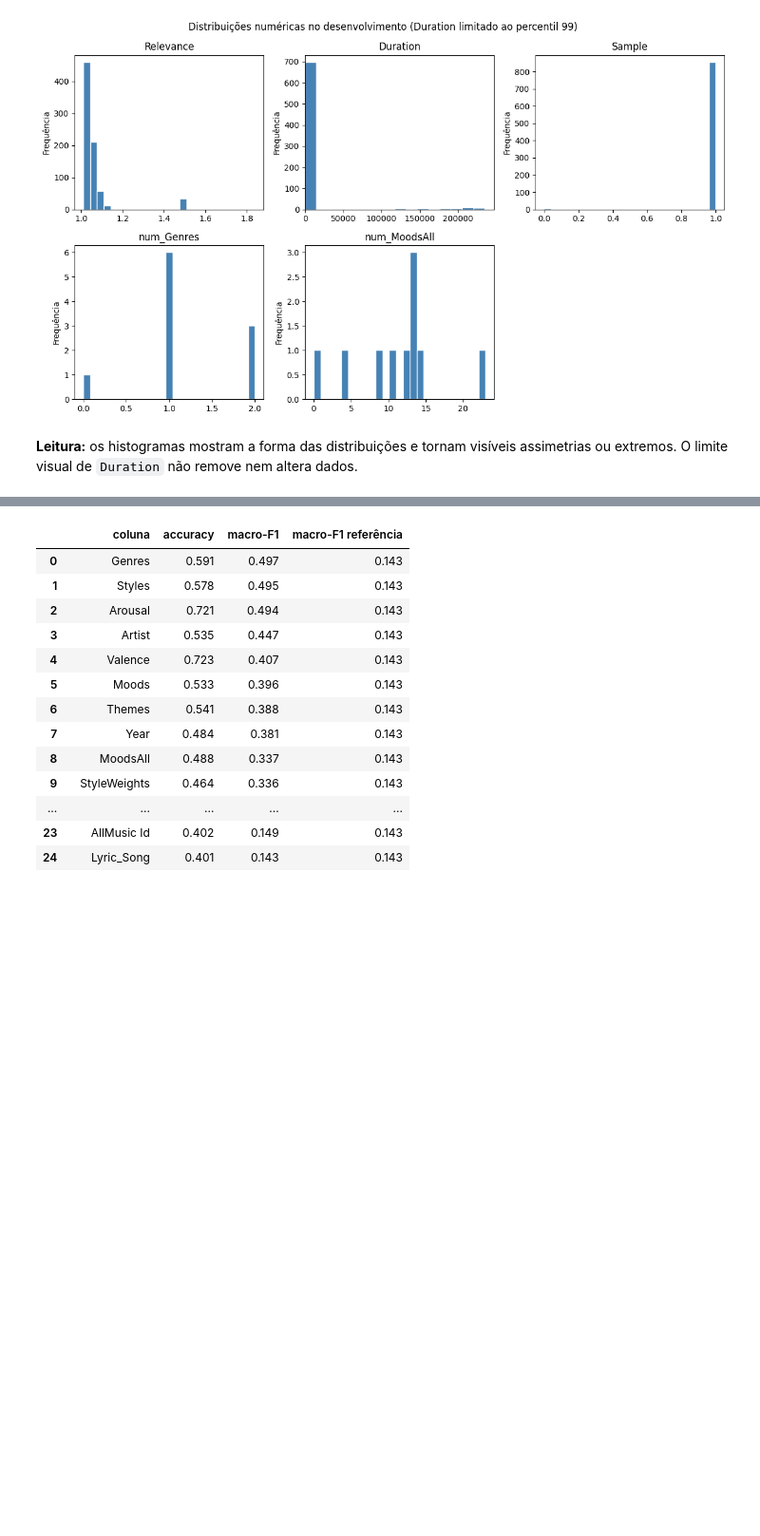
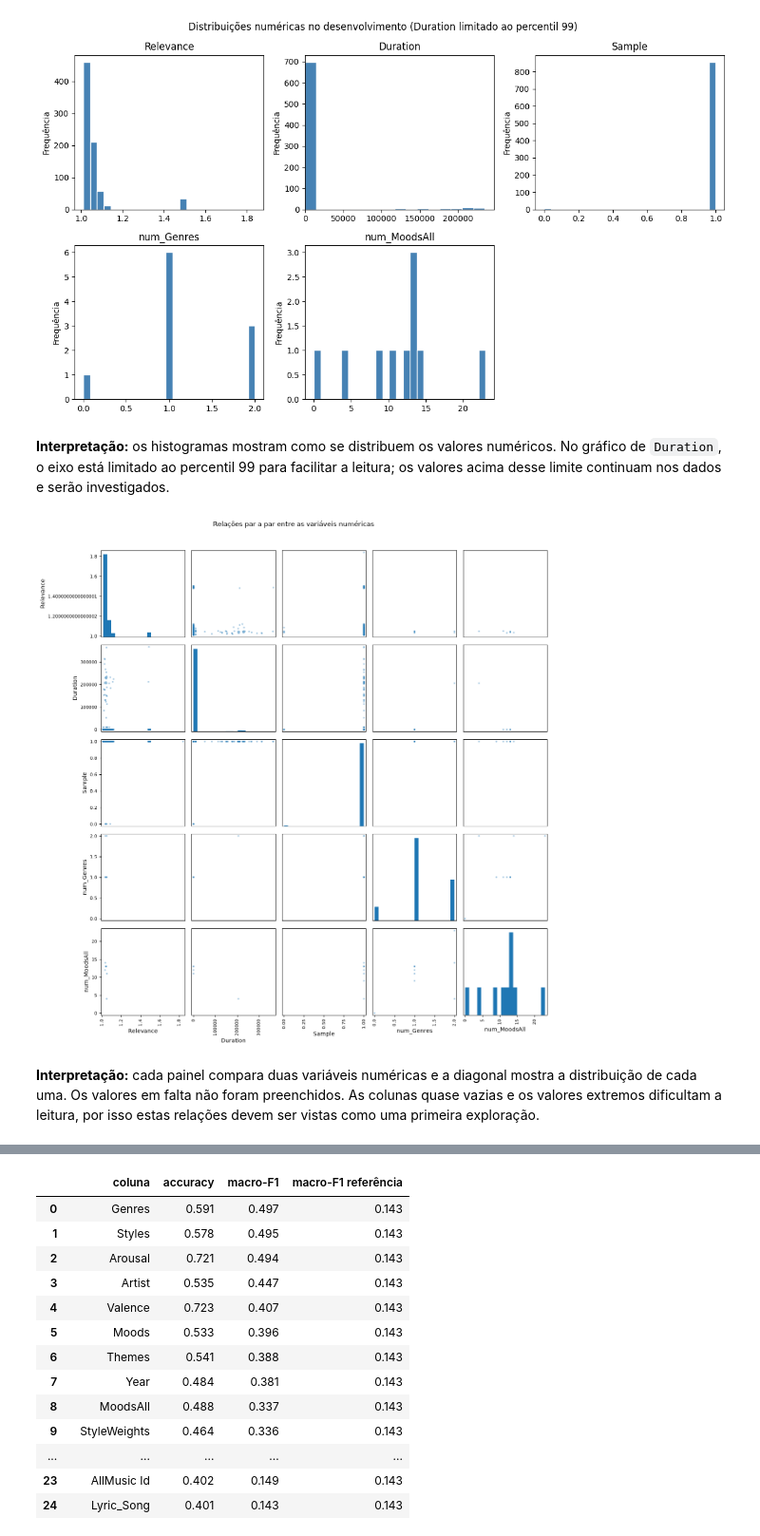
Before and after one commit to AugustoBrynne/ECAC26, a Jupyter notebook: uc2023250703.ipynb, the cells around one changed output, grey strips where cells are left out. Shown at 95% size. Drawn from its saved outputs; the diff is of its cells as text; code cells hidden in the pictures; blank space fills up the shorter version.

Commit message:
update da branch e latest changes no código para ter resultado mais proximo do pedido

```diff
--- a/uc2023250703.ipynb
+++ b/uc2023250703.ipynb
@@ -5,16 +5,14 @@ Compreensão e análise exploratória do conjunto de dados. O teste oficial é s
 # %%
 from pathlib import Path
-
 import matplotlib.pyplot as plt
 import numpy as np
 import pandas as pd
 
 data_dir = Path.cwd() / "dataset" / "build" / "MERGE_ECAC" / "merge_ecac"
 media_dir = Path.cwd() / "dataset"
-metadata = pd.read_csv(data_dir / "metadata.csv")
+metadata = pd.read_csv(data_dir / "megtadata.csv")
 av_values = pd.read_csv(data_dir / "av_values.csv")
 test_ids = set(pd.read_csv(data_dir / "test_songs.csv")["Audio_Song"])
-
 if not test_ids.issubset(set(metadata["Audio_Song"])):
     raise ValueError("Há músicas de teste ausentes de metadata.csv.")
 
@@ -210,5 +208,22 @@ plt.show()
 # %% [output]
 [figure]
 # %% [markdown]
-**Leitura:** os histogramas mostram a forma das distribuições e tornam visíveis assimetrias ou extremos. O limite visual de `Duration` não remove nem altera dados.
+**Interpretação:** os histogramas mostram como se distribuem os valores numéricos. No gráfico de `Duration`, o eixo está limitado ao percentil 99 para facilitar a leitura; os valores acima desse limite continuam nos dados e serão investigados.
+# %%
+numeric = development.select_dtypes(include="number").columns.tolist()
+fig = pd.plotting.scatter_matrix(
+    development[numeric],
+    figsize=(13, 13),
+    diagonal="hist",
+    alpha=0.4,
+    marker=".",
+    hist_kwds={"bins": 20},
+)
+plt.suptitle("Relações par a par entre as variáveis numéricas", y=1.02)
+plt.tight_layout()
+plt.show()
+# %% [output]
+[figure, added]
+# %% [markdown]
+**Interpretação:** cada painel compara duas variáveis numéricas e a diagonal mostra a distribuição de cada uma. Os valores em falta não foram preenchidos. As colunas quase vazias e os valores extremos dificultam a leitura, por isso estas relações devem ser vistas como uma primeira exploração.
 # %% [markdown]
```
Also changed, not shown: parts of 15 cells of this notebook.
